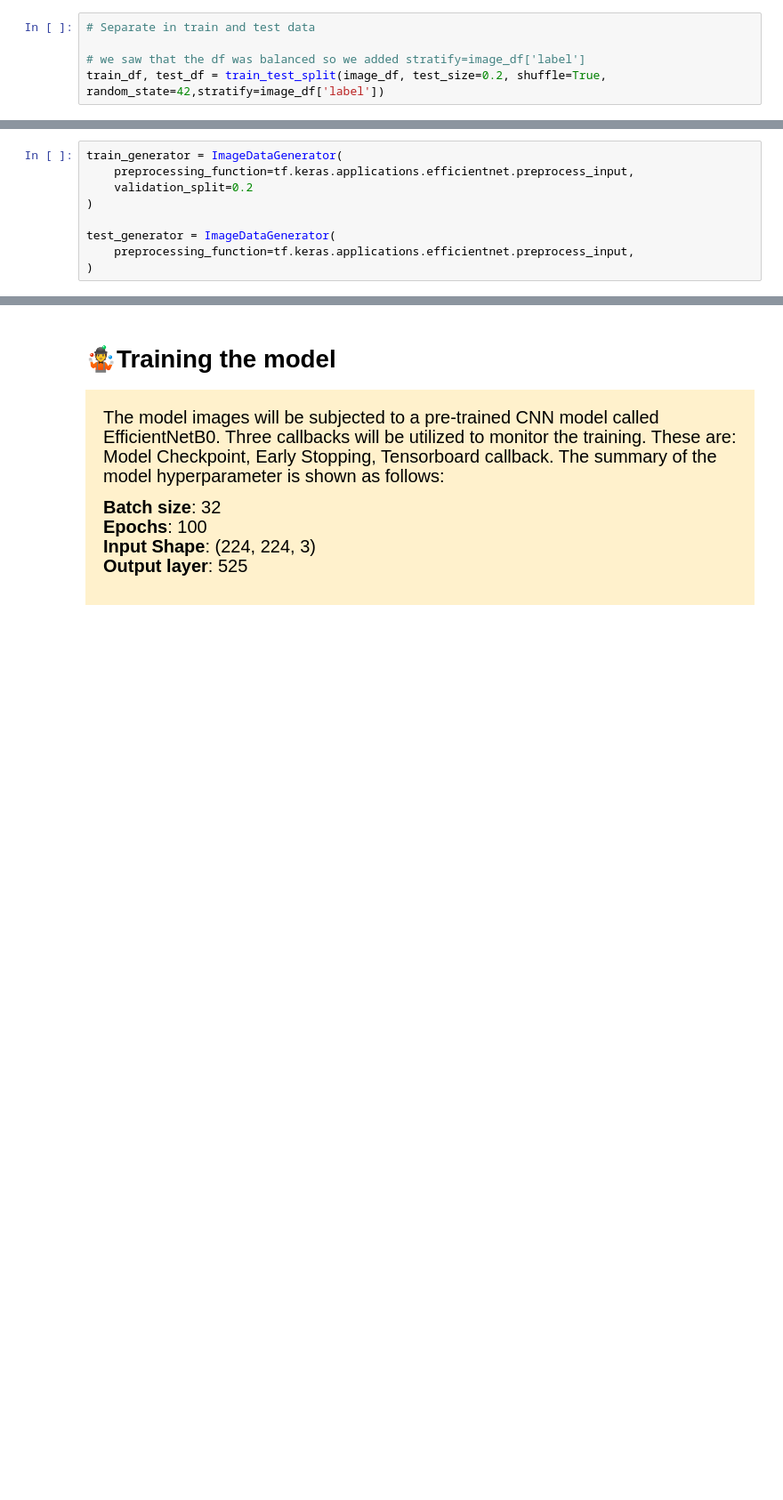
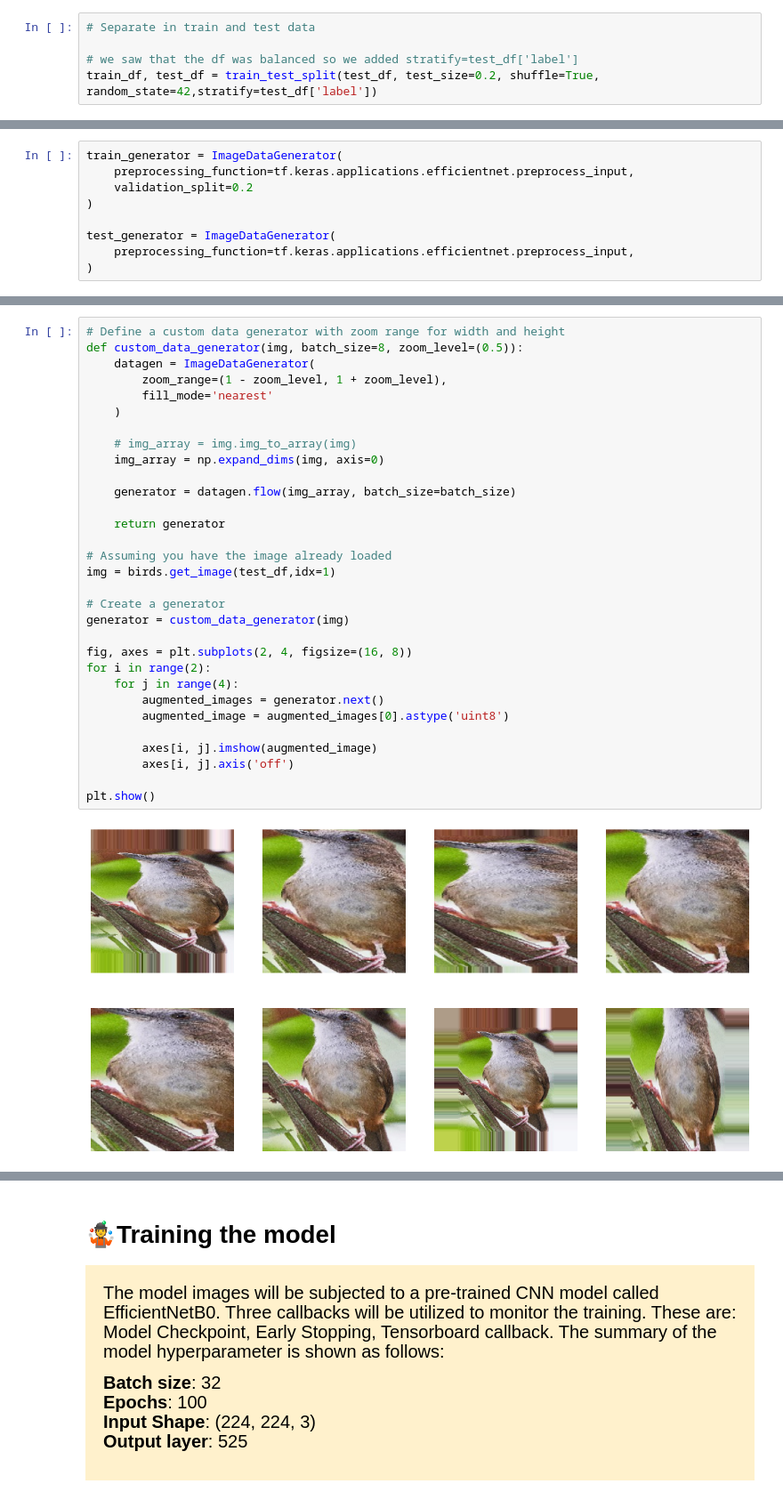
Before and after one commit to giladdanin10/birds, a Jupyter notebook: bird-classification-using-cnn-efficientnetb0.ipynb, the cells around one changed output, grey strips where cells are left out. Shown at 89% size. Drawn from its saved outputs; the diff is of its cells as text; blank space fills up the shorter version.

```diff
--- a/bird-classification-using-cnn-efficientnetb0.ipynb
+++ b/bird-classification-using-cnn-efficientnetb0.ipynb
@@ -119,5 +118,5 @@ birds.plot_labels_count(image_df)
 # %%
 # Separate in train and test data
 
-# we saw that the df was balanced so we added stratify=image_df['label']
-train_df, test_df = train_test_split(image_df, test_size=0.2, shuffle=True, random_state=42,stratify=image_df['label'])
+# we saw that the df was balanced so we added stratify=test_df['label']
+train_df, test_df = train_test_split(test_df, test_size=0.2, shuffle=True, random_state=42,stratify=test_df['label'])
@@ -328,3 +205,36 @@ augumented_images = image_generator.flow(sample_image_expanded,batch_size=1)
+# %%
+# Define a custom data generator with zoom range for width and height
+def custom_data_generator(img, batch_size=8, zoom_level=(0.5)):
+    datagen = ImageDataGenerator(
+        zoom_range=(1 - zoom_level, 1 + zoom_level),
+        fill_mode='nearest'
+    )
+
+    # img_array = img.img_to_array(img)
+    img_array = np.expand_dims(img, axis=0)
+
+    generator = datagen.flow(img_array, batch_size=batch_size)
+
+    return generator
+
+# Assuming you have the image already loaded
+img = birds.get_image(test_df,idx=1)
+
+# Create a generator
+generator = custom_data_generator(img)
+
+fig, axes = plt.subplots(2, 4, figsize=(16, 8))
+for i in range(2):
+    for j in range(4):
+        augmented_images = generator.next()
+        augmented_image = augmented_images[0].astype('uint8')
+
+        axes[i, j].imshow(augmented_image)
+        axes[i, j].axis('off')
+
+plt.show()
+# %% [output]
+[figure, added]
 # %%
 # import tensorflow as tf
 # from tensorflow.keras.preprocessing.image import ImageDataGenerator
```
Also changed, not shown: parts of 30 cells of this notebook.
